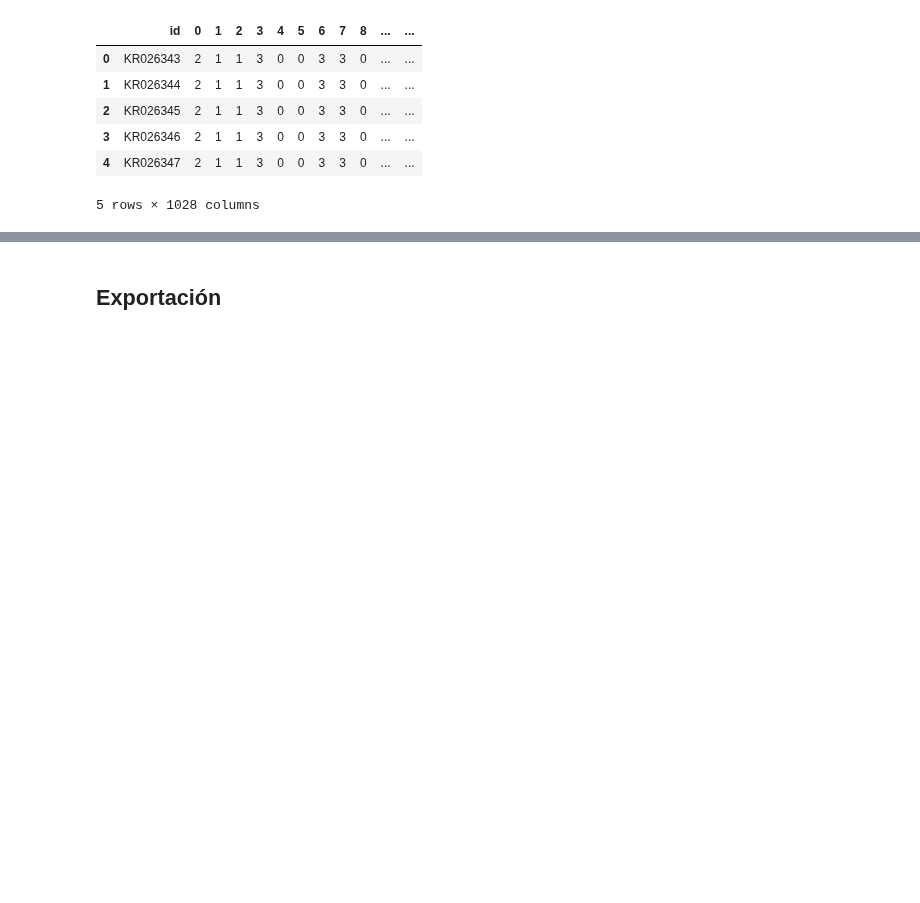
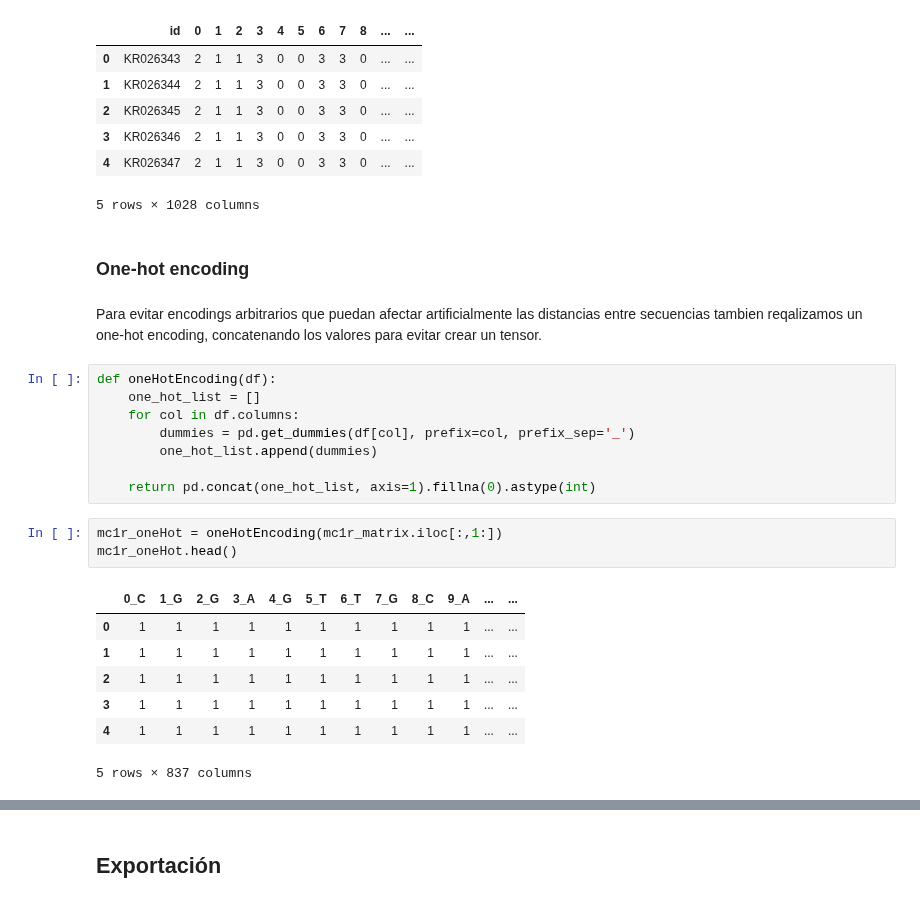
Before and after one commit to Desert-Analytics/genomica-cachoril, a Jupyter notebook: nbs/data.ipynb, the cells around one changed output, grey strips where cells are left out. Saved outputs shown, nothing was run; the diff lists cells and outputs as text; blank space fills up the shorter version.

Commit message:
update processed data
agregar vectorizacion de secuencias usando k-mers y one hot encoding (concatenado)
correcion de errores minimos en markdowns
init de AMOVA

```diff
--- a/nbs/data.ipynb
+++ b/nbs/data.ipynb
@@ -224,3 +227,26 @@ cytb_encoded.head()
 | 3 | KR026346 | 2 | 1 | 1 | 3 | 0 | 0 | 3 | 3 | 0 | ... | ... |
 | 4 | KR026347 | 2 | 1 | 1 | 3 | 0 | 0 | 3 | 3 | 0 | ... | ... |
 5 rows × 1028 columns
+# %% [markdown]
+### One-hot encoding
+# %% [markdown]
+Para evitar encodings arbitrarios que puedan afectar artificialmente las distancias entre secuencias tambien reqalizamos un one-hot encoding, concatenando los valores para evitar crear un tensor.
+# %%
+def oneHotEncoding(df):
+    one_hot_list = []
+    for col in df.columns:
+        dummies = pd.get_dummies(df[col], prefix=col, prefix_sep='_')
+        one_hot_list.append(dummies)
+
+    return pd.concat(one_hot_list, axis=1).fillna(0).astype(int)
+# %%
+mc1r_oneHot = oneHotEncoding(mc1r_matrix.iloc[:,1:])
+mc1r_oneHot.head()
+# %% [output]
+|  | 0_C | 1_G | 2_G | 3_A | 4_G | 5_T | 6_T | 7_G | 8_C | 9_A | ... | ... |
+| 0 | 1 | 1 | 1 | 1 | 1 | 1 | 1 | 1 | 1 | 1 | ... | ... |
+| 1 | 1 | 1 | 1 | 1 | 1 | 1 | 1 | 1 | 1 | 1 | ... | ... |
+| 2 | 1 | 1 | 1 | 1 | 1 | 1 | 1 | 1 | 1 | 1 | ... | ... |
+| 3 | 1 | 1 | 1 | 1 | 1 | 1 | 1 | 1 | 1 | 1 | ... | ... |
+| 4 | 1 | 1 | 1 | 1 | 1 | 1 | 1 | 1 | 1 | 1 | ... | ... |
+5 rows × 837 columns
```
Also changed, not shown: parts of 19 cells of this notebook, 2 other files.
